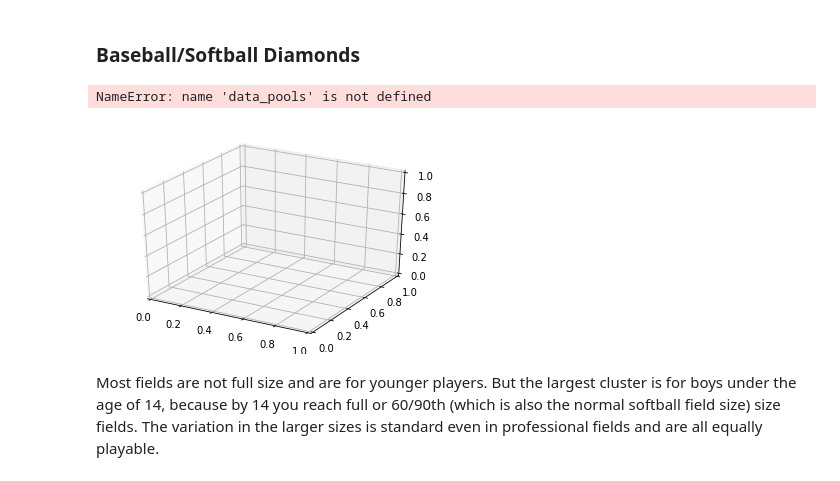
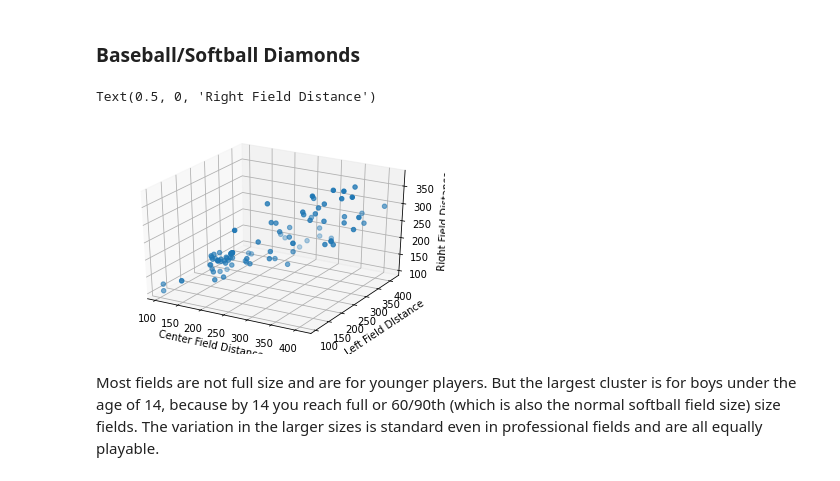
Before and after one commit to dcolangelo218/0010-final, a Jupyter notebook: GroupFinal.ipynb, the cells around one changed output. Cells and saved outputs as stored; diff of their text form; code cells hidden in the pictures.

```diff
--- a/GroupFinal.ipynb
+++ b/GroupFinal.ipynb
@@ -49,13 +55,13 @@ fields_per_hood.plot.box()
 # %%
 #Scatter plot of field sizes
 threed = plt.figure().gca(projection='3d')
-threed.scatter(field_data['center_field_distance'], field_data['left_field_distance'], data['right_field_distance'])
+threed.scatter(field_data['center_field_distance'], field_data['left_field_distance'], field_data['right_field_distance'])
 threed.set_xlabel('Center Field Distance')
 threed.set_ylabel('Left Field DIstance')
 threed.set_zlabel('Right Field Distance')
 # %% [output]
-NameError: name 'data_pools' is not defined
+Text(0.5, 0, 'Right Field Distance')
-[figure, old version]
+[figure, new version]
 # %% [markdown]
 Most fields are not full size and are for younger players. But the largest cluster is for boys under the age of 14, because by 14 you reach full or 60/90th (which is also the normal softball field size) size fields. The variation in the larger sizes is standard even in professional fields and are all equally playable.
 # %% [markdown]
```
Also changed, not shown: parts of 1 cell of this notebook, 1 other file.
